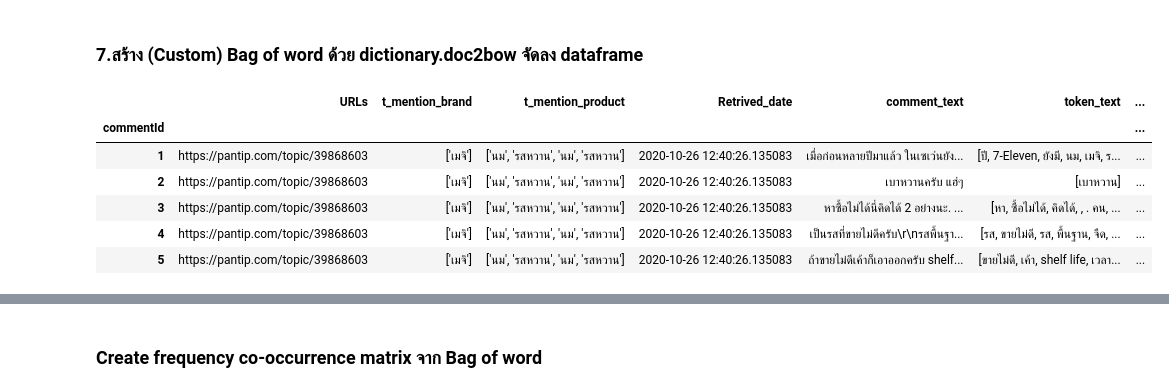
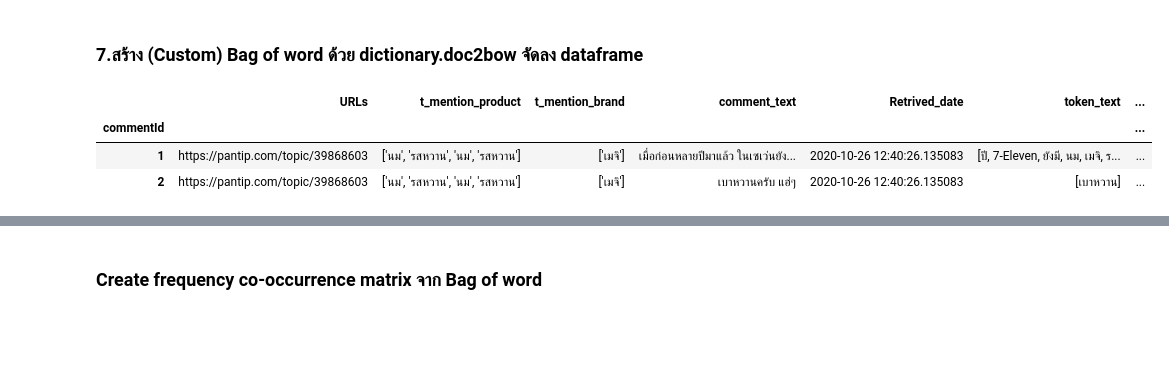
Before and after one commit to pacharapol4066/Product-Position-SNA, a Jupyter notebook: EDA_Token_CoocMat_MongoDB_FineTune1.ipynb, the cells around one changed output, grey strips where cells are left out. Drawn from its saved outputs; the diff is of its cells as text; code cells hidden in the pictures; blank space fills up the shorter version.

Commit message:
edit brand
create brand structure

```diff
--- a/EDA_Token_CoocMat_MongoDB_FineTune1.ipynb
+++ b/EDA_Token_CoocMat_MongoDB_FineTune1.ipynb
@@ -684,21 +685,18 @@ df_urls_milk['t_mention_product'] = df_urls_milk['t_mention_product'].apply(lamb
 # %%
 df_join_url = pd.merge(df_urls_milk,df_cmt_process,how='inner',on='URLs')
 df_join_url.drop(columns=['Table','_id_x','_id_y','text_x','token_text_x','cmt_mention_brand','cmt_mention_product'],inplace=True)
-df_join_url.columns = ['URLs','t_mention_brand','t_mention_product'
-                       ,'Retrived_date','commentId','comment_text','token_text',]
+df_join_url.columns = ['URLs','t_mention_product','t_mention_brand','commentId'
+                       ,'comment_text','Retrived_date','token_text',]
 # %%
 df_join_url['token_text_reduce'] = df_join_url['token_text'].apply(lambda x: reduced_keyword(x,reduceCol))
 # %%
 df_join_url.set_index('commentId',inplace=True)
-df_join_url.head()
+df_join_url.head(2)
 # %% [output]
-|  | URLs | t_mention_brand | t_mention_product | Retrived_date | comment_text | token_text | ... |
+|  | URLs | t_mention_product | t_mention_brand | comment_text | Retrived_date | token_text | ... |
 | commentId |  |  |  |  |  |  | ... |
-| 1 | https://pantip.com/topic/39868603 | ['เมจิ'] | ['นม', 'รสหวาน', 'นม', 'รสหวาน'] | 2020-10-26 12:40:26.135083 | เมื่อก่อนหลายปีมาแล้ว ในเซเว่นยัง... | [ปี, 7-Eleven, ยังมี, นม, เมจิ, ร... | ... |
-| 2 | https://pantip.com/topic/39868603 | ['เมจิ'] | ['นม', 'รสหวาน', 'นม', 'รสหวาน'] | 2020-10-26 12:40:26.135083 | เบาหวานครับ แฮ่ๆ | [เบาหวาน] | ... |
-| 3 | https://pantip.com/topic/39868603 | ['เมจิ'] | ['นม', 'รสหวาน', 'นม', 'รสหวาน'] | 2020-10-26 12:40:26.135083 | หาซื้อไม่ได้นี่คิดได้ 2 อย่างนะ. ... | [หา, ซื้อไม่ได้, คิดได้, , . คน, ... | ... |
-| 4 | https://pantip.com/topic/39868603 | ['เมจิ'] | ['นม', 'รสหวาน', 'นม', 'รสหวาน'] | 2020-10-26 12:40:26.135083 | เป็นรสที่ขายไม่ดีครับ\r\nรสพื้นฐา... | [รส, ขายไม่ดี, รส, พื้นฐาน, จืด, ... | ... |
-| 5 | https://pantip.com/topic/39868603 | ['เมจิ'] | ['นม', 'รสหวาน', 'นม', 'รสหวาน'] | 2020-10-26 12:40:26.135083 | ถ้าขายไม่ดีเค้าก็เอาออกครับ shelf... | [ขายไม่ดี, เค้า, shelf life, เวลา... | ... |
+| 1 | https://pantip.com/topic/39868603 | ['นม', 'รสหวาน', 'นม', 'รสหวาน'] | ['เมจิ'] | เมื่อก่อนหลายปีมาแล้ว ในเซเว่นยัง... | 2020-10-26 12:40:26.135083 | [ปี, 7-Eleven, ยังมี, นม, เมจิ, ร... | ... |
+| 2 | https://pantip.com/topic/39868603 | ['นม', 'รสหวาน', 'นม', 'รสหวาน'] | ['เมจิ'] | เบาหวานครับ แฮ่ๆ | 2020-10-26 12:40:26.135083 | [เบาหวาน] | ... |
 # %%
 dictionary = gensim.corpora.Dictionary(df_join_url['token_text_reduce'])
 # %%
```
Also changed, not shown: parts of 13 cells of this notebook, 2 other files.
